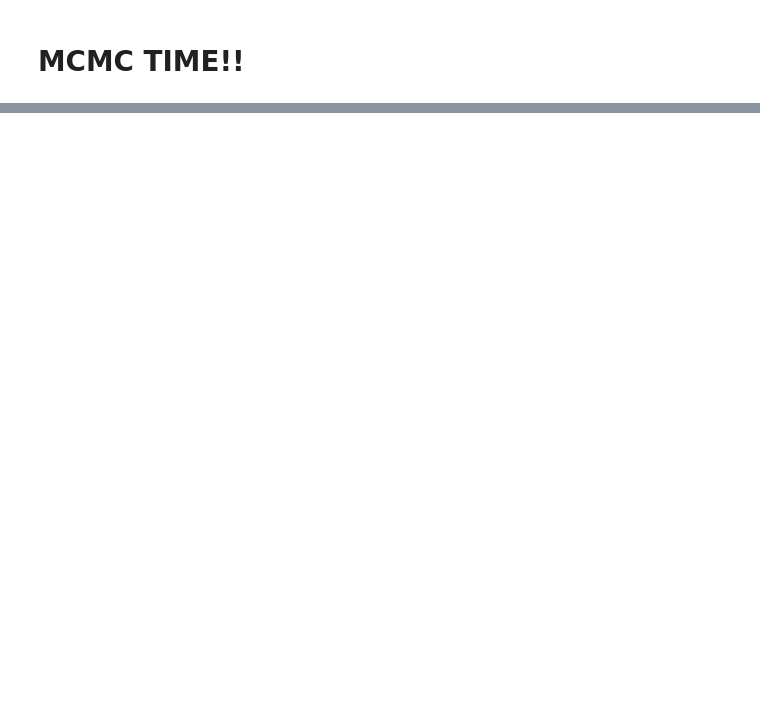
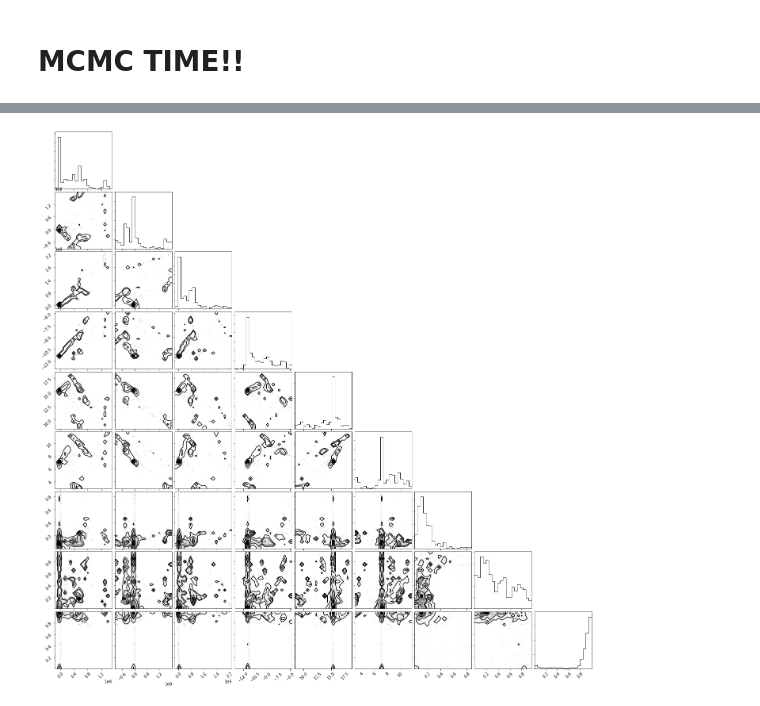
Before and after one commit to Harper741/comet_proj, a Jupyter notebook: Main_MCMC_notebook-Copy1.ipynb, the cells around one changed output, grey strips where cells are left out. Cells and saved outputs as stored; diff of their text form; code cells hidden in the pictures; blank space fills up the shorter version.

```diff
--- a/Main_MCMC_notebook-Copy1.ipynb
+++ b/Main_MCMC_notebook-Copy1.ipynb
@@ -520,0 +550,5 @@ array([[1, 2, 3],
+# %%
+flat_samples = sampler.get_chain(discard=0, thin=15, flat=True)
+fig = corner.corner(flat_samples);
+# %% [output]
+[figure, added]
```
Also changed, not shown: parts of 22 cells of this notebook, 1 other file.
